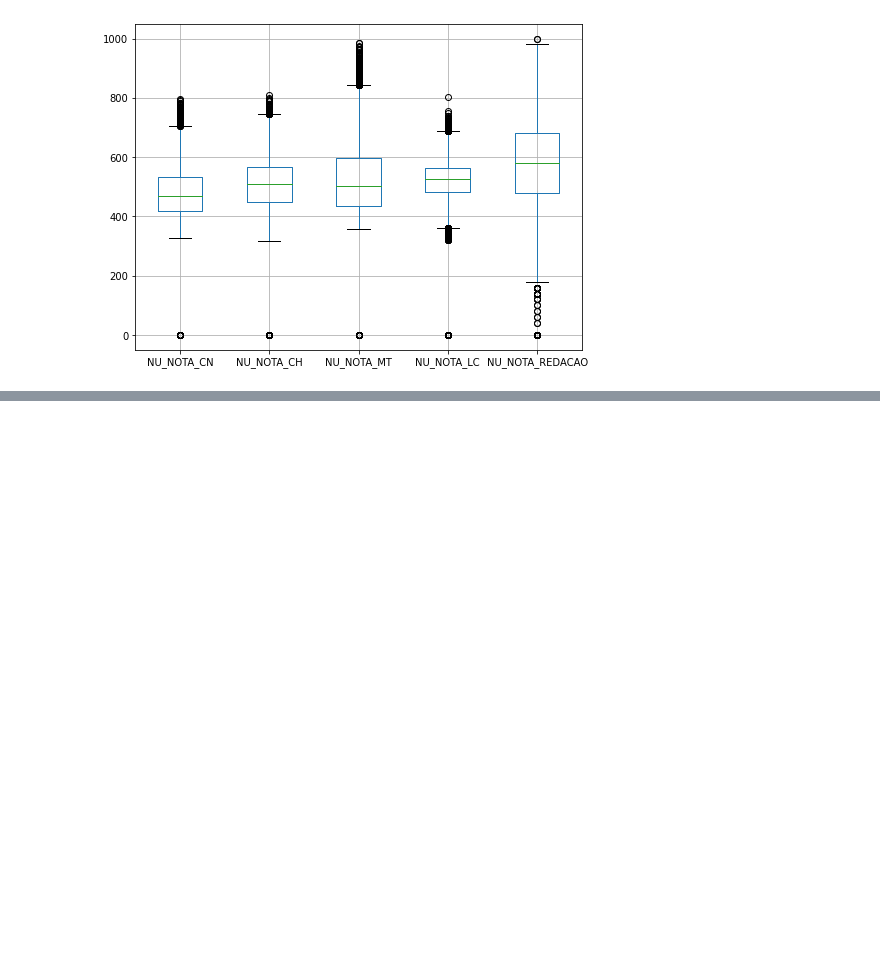
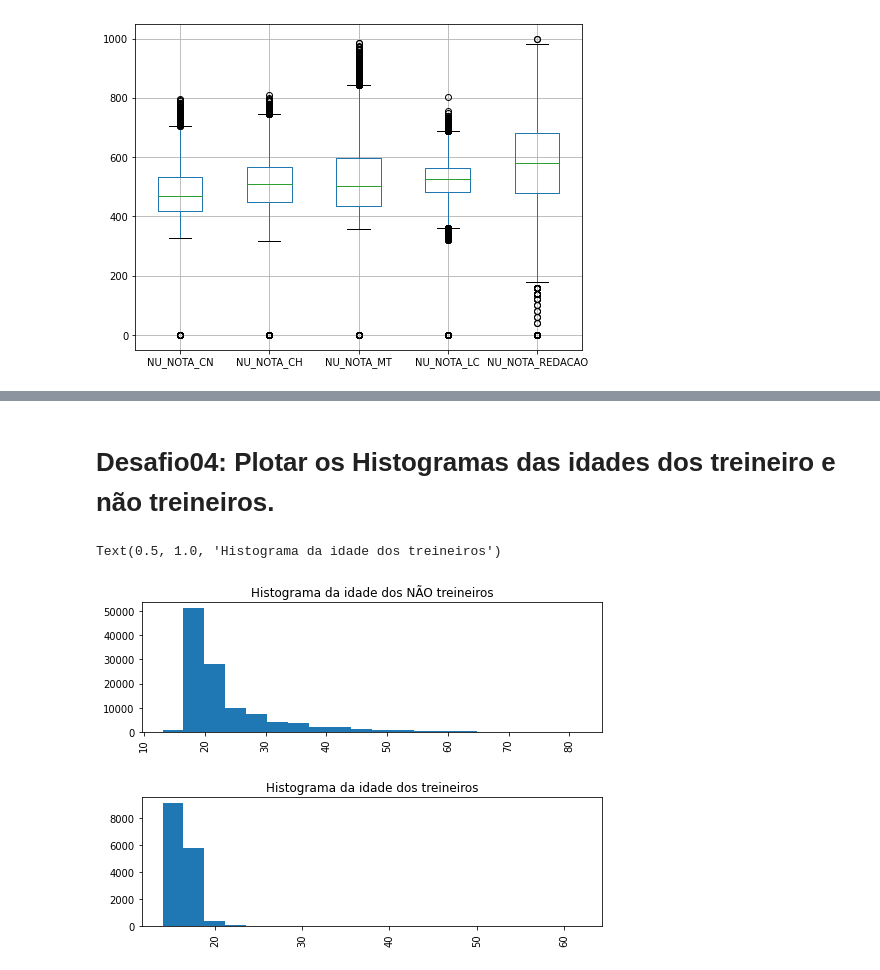
Before and after one commit to ElizabetePluGgui/Alura-Imersao-dados, a Jupyter notebook: Aula01.ipynb, the cells around one changed output, grey strips where cells are left out. Cells and saved outputs as stored; diff of their text form; code cells hidden in the pictures; blank space fills up the shorter version.

```diff
--- a/Aula01.ipynb
+++ b/Aula01.ipynb
@@ -232,0 +263,9 @@ Desafio04: Plotar os Histogramas das idades dos treineiro e não treineiros.
+# %% [markdown]
+# **Desafio04: Plotar os Histogramas das idades dos treineiro e não treineiros.**
+# %%
+axes = dados.hist(column="NU_IDADE", by="IN_TREINEIRO", bins = 20, figsize = (8,6), layout = (2,1))
+axes[0].set_title("Histograma da idade dos NÃO treineiros")
+axes[1].set_title("Histograma da idade dos treineiros")
+# %% [output]
+Text(0.5, 1.0, 'Histograma da idade dos treineiros')
+[figure, added]
```
Also changed, not shown: parts of 8 cells of this notebook.
